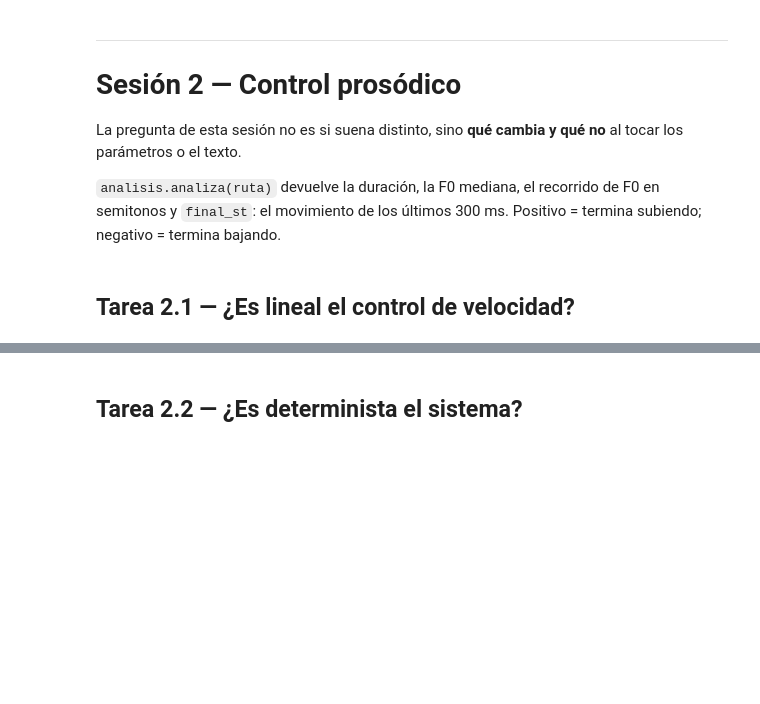
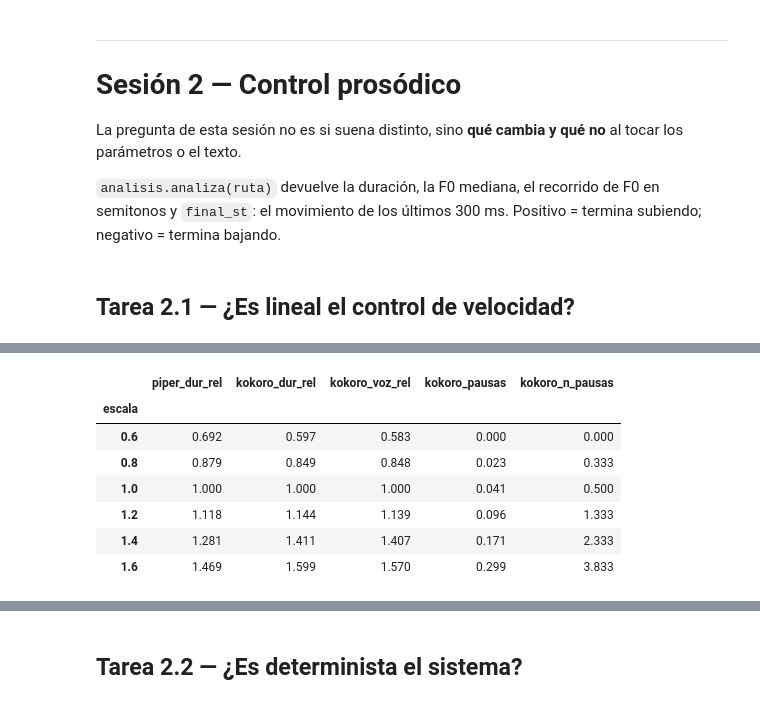
Before and after one commit to nmiryamn/repo-p1, a Jupyter notebook: p1_plantilla.ipynb, the cells around one changed output, grey strips where cells are left out. Drawn from its saved outputs; the diff is of its cells as text; code cells hidden in the pictures; blank space fills up the shorter version.

```diff
--- a/p1_plantilla.ipynb
+++ b/p1_plantilla.ipynb
@@ -161,0 +389,43 @@ vel.groupby('escala').dur_rel.mean().round(3)
+# %%
+# TAREA 2.1 — Lo mismo con Kokoro, el otro candidato con admite_parametros
+# (MMS no admite parámetros). El adaptador convierte length_scale en
+# speed = 1/length_scale, así que las escalas se comparan con las de Piper.
+tts_k = CANDIDATOS['kokoro_santa']
+filas = []
+for fr in decl:
+    for e in escalas:
+        ruta = AUDIO / 'velocidad_kokoro' / f"{fr['id']}_{e}.wav"
+        tts_k(fr['texto'], ruta, length_scale=e)
+        filas.append(dict(id=fr['id'], escala=e, dur=analisis.analiza(ruta)['dur']))
+
+vel_k = pd.DataFrame(filas)
+base_k = vel_k[vel_k.escala == 1.0].set_index('id').dur
+vel_k['dur_rel'] = vel_k.dur / vel_k.id.map(base_k)
+
+# Voz y pausas con la misma función pausas() que para Piper
+sil_k = pd.DataFrame([dict(id=fr['id'], escala=e,
+                           **pausas(AUDIO / 'velocidad_kokoro' / f"{fr['id']}_{e}.wav"))
+                      for fr in decl for e in escalas])
+sil_k['voz_rel'] = sil_k.voz / sil_k.id.map(sil_k[sil_k.escala == 1.0].set_index('id').voz)
+sil_k.to_csv(RES / 'velocidad_pausas_kokoro.csv', index=False)
+
+# Duraciones de los dos sistemas en una sola tabla, para el informe
+pd.concat([vel.assign(sistema='piper_sharvard'),
+           vel_k.assign(sistema='kokoro_santa')]).to_csv(RES / 'velocidad_dur.csv', index=False)
+
+pd.DataFrame({
+    'piper_dur_rel':  vel.groupby('escala').dur_rel.mean(),
+    'kokoro_dur_rel': vel_k.groupby('escala').dur_rel.mean(),
+    'kokoro_voz_rel': sil_k.groupby('escala').voz_rel.mean(),
+    'kokoro_pausas':  sil_k.groupby('escala').pausas.mean(),
+    'kokoro_n_pausas': sil_k.groupby('escala').n_pausas.mean(),
+}).round(3)
+# %% [output]
+|  | piper_dur_rel | kokoro_dur_rel | kokoro_voz_rel | kokoro_pausas | kokoro_n_pausas |
+| escala |  |  |  |  |  |
+| 0.6 | 0.692 | 0.597 | 0.583 | 0.000 | 0.000 |
+| 0.8 | 0.879 | 0.849 | 0.848 | 0.023 | 0.333 |
+| 1.0 | 1.000 | 1.000 | 1.000 | 0.041 | 0.500 |
+| 1.2 | 1.118 | 1.144 | 1.139 | 0.096 | 1.333 |
+| 1.4 | 1.281 | 1.411 | 1.407 | 0.171 | 2.333 |
+| 1.6 | 1.469 | 1.599 | 1.570 | 0.299 | 3.833 |
```
Also changed, not shown: parts of 17 cells of this notebook, 9 other files.
